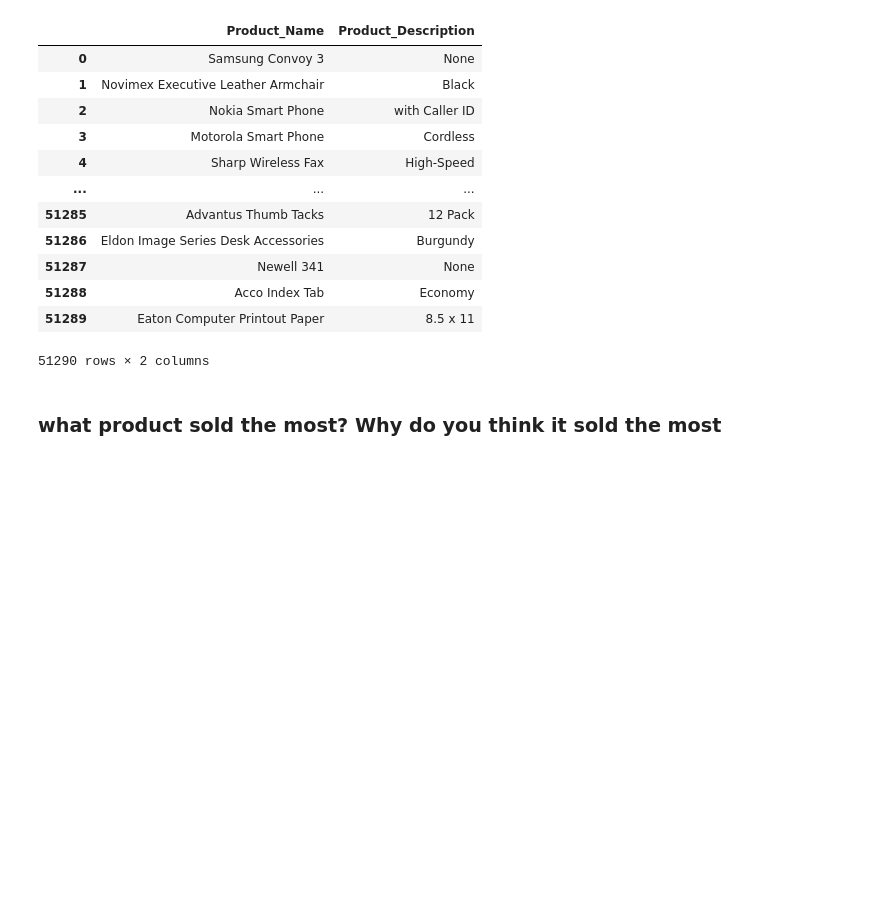
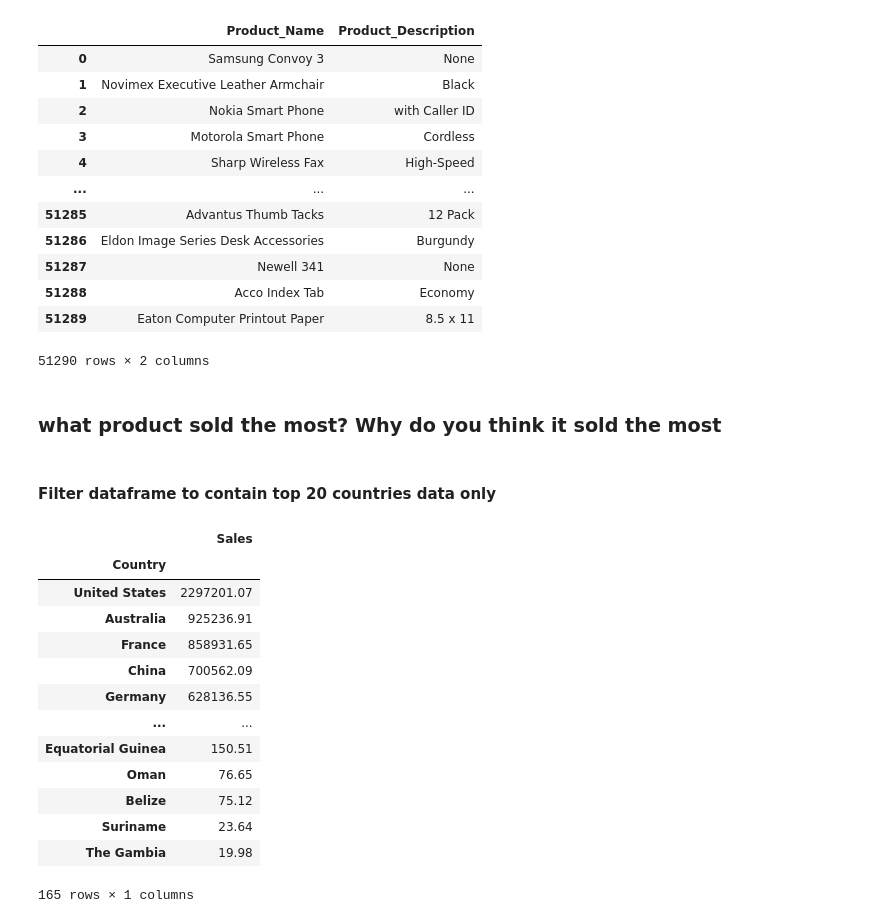
Before and after one commit to rachael-meinders/superstore, a Jupyter notebook: superstore analysis folder/Pandas Sales Analysis.ipynb, the cells around one changed output. Saved outputs shown, nothing was run; the diff lists cells and outputs as text; code cells hidden in the pictures; blank space fills up the shorter version.

```diff
--- a/superstore analysis folder/Pandas Sales Analysis.ipynb
+++ b/superstore analysis folder/Pandas Sales Analysis.ipynb
@@ -350,3 +350,25 @@ df['Product_Name'] = pd.DataFrame(df['Product_Name'])
 df.head(2)
 # %% [markdown]
 ### what product sold the most? Why do you think it sold the most
+# %% [markdown]
+#### Filter dataframe to contain top 20 countries data only
+# %%
+#
+country_sales = pd.DataFrame(df.groupby('Country').sum()['Sales'])
+country_sales = country_sales.sort_values(by = 'Sales',ascending=False)
+country_sales
+# %% [output]
+|  | Sales |
+| Country |  |
+| United States | 2297201.07 |
+| Australia | 925236.91 |
+| France | 858931.65 |
+| China | 700562.09 |
+| Germany | 628136.55 |
+| ... | ... |
+| Equatorial Guinea | 150.51 |
+| Oman | 76.65 |
+| Belize | 75.12 |
+| Suriname | 23.64 |
+| The Gambia | 19.98 |
+165 rows × 1 columns
```
Also changed, not shown: parts of 3 cells of this notebook, 3 other files.
